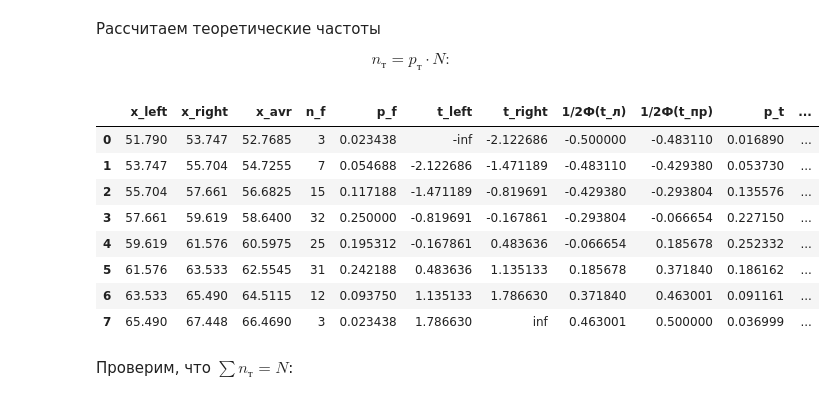
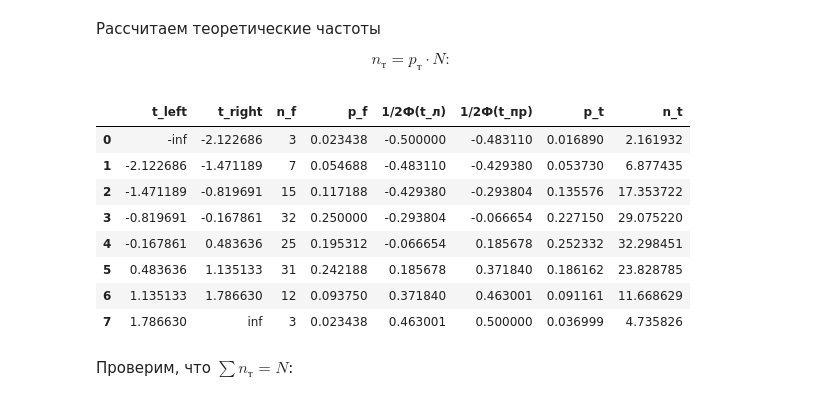
Before and after one commit to Ratven666/BRF, a Jupyter notebook: Part_2/BSR_Statistic_2.ipynb, the cells around one changed output. Cells and saved outputs as stored; diff of their text form; code cells hidden in the pictures.

```diff
--- a/Part_2/BSR_Statistic_2.ipynb
+++ b/Part_2/BSR_Statistic_2.ipynb
@@ -106,8 +106,10 @@ table_2
 
 $$ t_i = \frac{x_i - M(X)}{\sigma(X)}: $$
 # %%
-table_2["t_left"] = (table_2["x_left"] - result_statistics["M(X)"]) / result_statistics["Std_dev(X)"]
-table_2["t_right"] = (table_2["x_right"] - result_statistics["M(X)"]) / result_statistics["Std_dev(X)"]
+table_2["t_left"] = (table_2["x_left"] - result_statistics["M(X)"]) / \
+                     result_statistics["Std_dev(X)"]
+table_2["t_right"] = (table_2["x_right"] - result_statistics["M(X)"]) / \
+                      result_statistics["Std_dev(X)"]
 table_2
 # %% [output]
 |  | x_left | x_right | x_avr | n_f | p_f | t_left | t_right |
@@ -288,7 +299,9 @@ plt.show()
 
 Рассчитаем значения $\frac{1}{2}Ф(t_i)$ эквивалентные полученным ранее значением из таблицы интеграла вероятности
 # %%
-table_2["1/2Ф(t_л)"] = 0.5 * (norm_distribution.cdf(table_2["t_left"]) - norm_distribution.cdf(-table_2["t_left"]))
-table_2["1/2Ф(t_пр)"] = 0.5 * (norm_distribution.cdf(table_2["t_right"]) - norm_distribution.cdf(-table_2["t_right"]))
-table_2
+table_2["1/2Ф(t_л)"] = 0.5 * (norm_distribution.cdf(table_2["t_left"]) - \
+                              norm_distribution.cdf(-table_2["t_left"]))
+table_2["1/2Ф(t_пр)"] = 0.5 * (norm_distribution.cdf(table_2["t_right"]) -\
+                               norm_distribution.cdf(-table_2["t_right"]))
+table_2[["t_left", "t_right", "n_f", "p_f", "1/2Ф(t_л)", "1/2Ф(t_пр)"]]
 # %% [output]
@@ -329,17 +343,18 @@ table_2.sum()["p_t"]
 $$ n_т = p_т \cdot N : $$
 # %%
 table_2["n_t"] = table_2["p_t"] * result_statistics["count"]
-table_2
+table_2[["t_left", "t_right", "n_f", "p_f",
+         "1/2Ф(t_л)", "1/2Ф(t_пр)", "p_t", "n_t"]]
 # %% [output]
-|  | x_left | x_right | x_avr | n_f | p_f | t_left | t_right | 1/2Ф(t_л) | 1/2Ф(t_пр) | p_t | ... |
-| 0 | 51.790 | 53.747 | 52.7685 | 3 | 0.023438 | -inf | -2.122686 | -0.500000 | -0.483110 | 0.016890 | ... |
-| 1 | 53.747 | 55.704 | 54.7255 | 7 | 0.054688 | -2.122686 | -1.471189 | -0.483110 | -0.429380 | 0.053730 | ... |
-| 2 | 55.704 | 57.661 | 56.6825 | 15 | 0.117188 | -1.471189 | -0.819691 | -0.429380 | -0.293804 | 0.135576 | ... |
-| 3 | 57.661 | 59.619 | 58.6400 | 32 | 0.250000 | -0.819691 | -0.167861 | -0.293804 | -0.066654 | 0.227150 | ... |
-| 4 | 59.619 | 61.576 | 60.5975 | 25 | 0.195312 | -0.167861 | 0.483636 | -0.066654 | 0.185678 | 0.252332 | ... |
-| 5 | 61.576 | 63.533 | 62.5545 | 31 | 0.242188 | 0.483636 | 1.135133 | 0.185678 | 0.371840 | 0.186162 | ... |
-| 6 | 63.533 | 65.490 | 64.5115 | 12 | 0.093750 | 1.135133 | 1.786630 | 0.371840 | 0.463001 | 0.091161 | ... |
-| 7 | 65.490 | 67.448 | 66.4690 | 3 | 0.023438 | 1.786630 | inf | 0.463001 | 0.500000 | 0.036999 | ... |
+|  | t_left | t_right | n_f | p_f | 1/2Ф(t_л) | 1/2Ф(t_пр) | p_t | n_t |
+| 0 | -inf | -2.122686 | 3 | 0.023438 | -0.500000 | -0.483110 | 0.016890 | 2.161932 |
+| 1 | -2.122686 | -1.471189 | 7 | 0.054688 | -0.483110 | -0.429380 | 0.053730 | 6.877435 |
+| 2 | -1.471189 | -0.819691 | 15 | 0.117188 | -0.429380 | -0.293804 | 0.135576 | 17.353722 |
+| 3 | -0.819691 | -0.167861 | 32 | 0.250000 | -0.293804 | -0.066654 | 0.227150 | 29.075220 |
+| 4 | -0.167861 | 0.483636 | 25 | 0.195312 | -0.066654 | 0.185678 | 0.252332 | 32.298451 |
+| 5 | 0.483636 | 1.135133 | 31 | 0.242188 | 0.185678 | 0.371840 | 0.186162 | 23.828785 |
+| 6 | 1.135133 | 1.786630 | 12 | 0.093750 | 0.371840 | 0.463001 | 0.091161 | 11.668629 |
+| 7 | 1.786630 | inf | 3 | 0.023438 | 0.463001 | 0.500000 | 0.036999 | 4.735826 |
 # %% [markdown]
 Проверим, что $\sum n_т = N $:
 # %%
```
Also changed, not shown: parts of 29 cells of this notebook, 4 other files.
